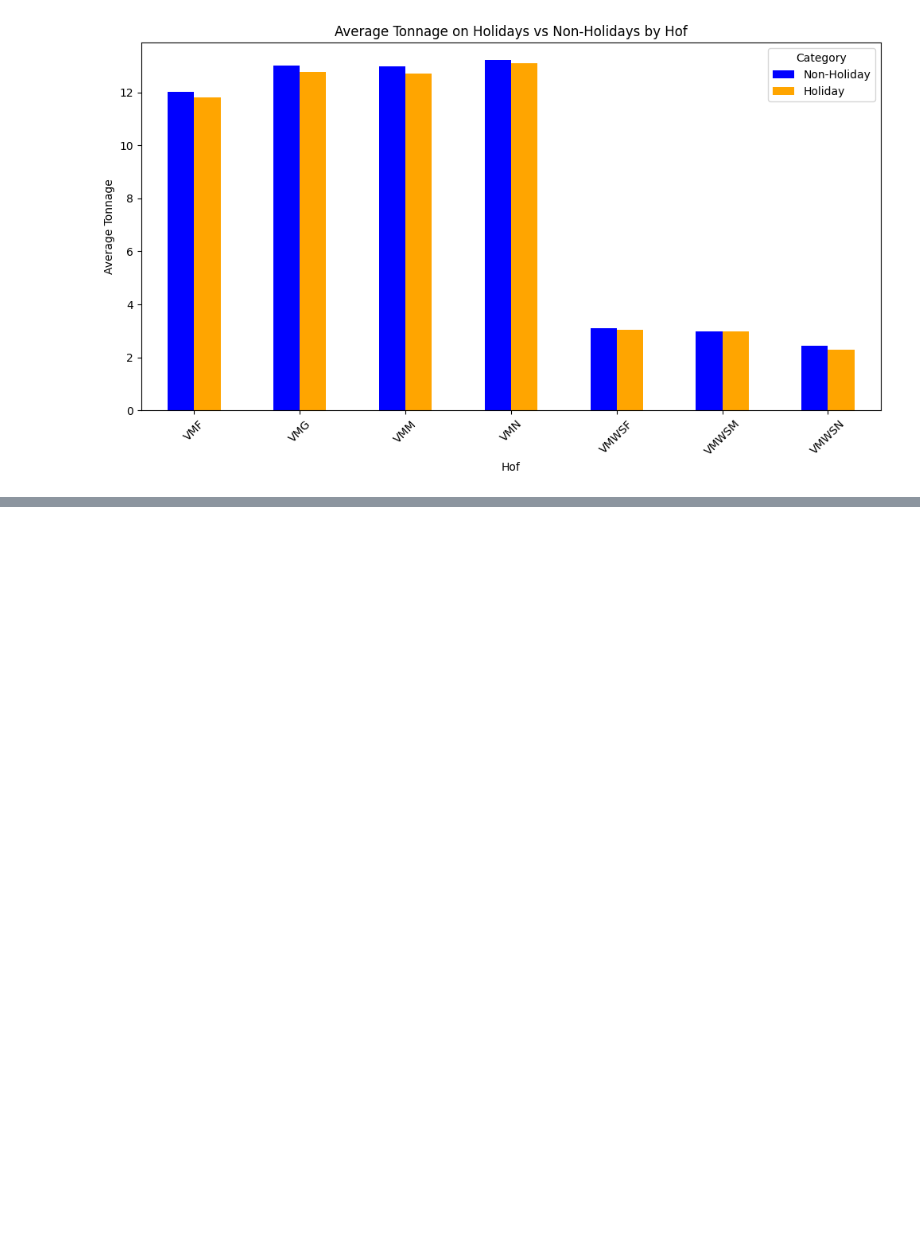
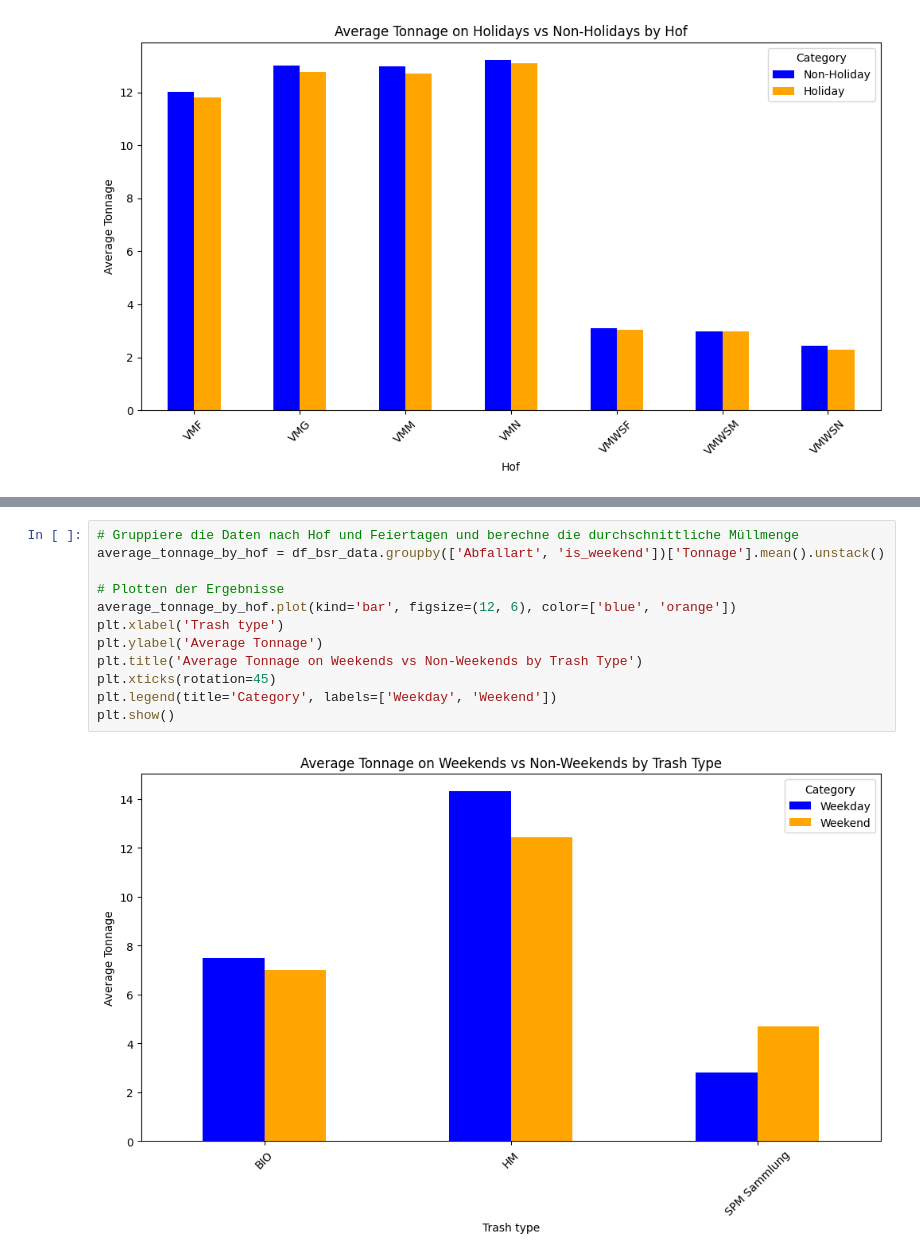
Before and after one commit to FlyingBaum/trash-ml, a Jupyter notebook: notebooks/holidays.ipynb, the cells around one changed output, grey strips where cells are left out. Saved outputs shown, nothing was run; the diff lists cells and outputs as text; blank space fills up the shorter version.

```diff
--- a/notebooks/holidays.ipynb
+++ b/notebooks/holidays.ipynb
@@ -163,0 +192,14 @@ plt.show()
+# %%
+# Gruppiere die Daten nach Hof und Feiertagen und berechne die durchschnittliche Müllmenge
+average_tonnage_by_hof = df_bsr_data.groupby(['Abfallart', 'is_weekend'])['Tonnage'].mean().unstack()
+
+# Plotten der Ergebnisse
+average_tonnage_by_hof.plot(kind='bar', figsize=(12, 6), color=['blue', 'orange'])
+plt.xlabel('Trash type')
+plt.ylabel('Average Tonnage')
+plt.title('Average Tonnage on Weekends vs Non-Weekends by Trash Type')
+plt.xticks(rotation=45)
+plt.legend(title='Category', labels=['Weekday', 'Weekend'])
+plt.show()
+# %% [output]
+[figure, added]
```
Also changed, not shown: parts of 3 cells of this notebook.
